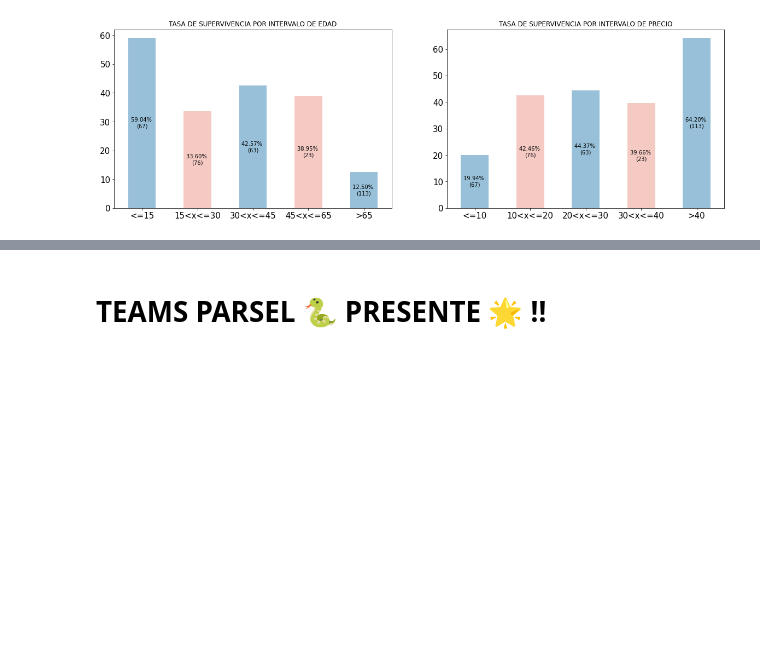
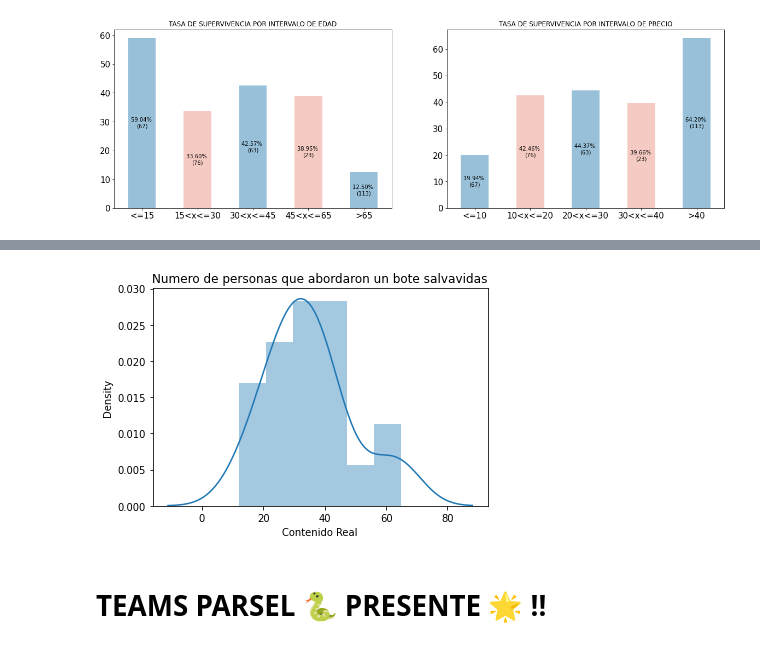
Before and after one commit to CristianAgredo/Reto-Titanic-Team-ParSel, a Jupyter notebook: titanic_machine_learning_from_disaster.ipynb, the cells around one changed output, grey strips where cells are left out. Cells and saved outputs as stored; diff of their text form; code cells hidden in the pictures; blank space fills up the shorter version.

```diff
--- a/titanic_machine_learning_from_disaster.ipynb
+++ b/titanic_machine_learning_from_disaster.ipynb
@@ -1047,0 +1071,3 @@ for path in ax.patches:
+# %%
+evacuacion_titanic = pd.read_csv("https://raw.githubusercontent.com/MayumyCH/datasciencefem-datachallenge-monthly/main/titanic_machine_learning_from_disaster/data/Evacuaci%C3%B3n%20Titanic.csv")
+evacuacion_titanic.head()
@@ -1048,2 +1099,6 @@ for path in ax.patches:
+# %%
+sns.distplot(evacuacion_titanic['Contenido Real']).set_title('Numero de personas que abordaron un bote salvavidas');
+# %% [output]
+[figure, added]
 # %% [markdown]
 # **TEAMS PARSEL 🐍 PRESENTE 🌟 !!**
```
Also changed, not shown: parts of 8 cells of this notebook.
